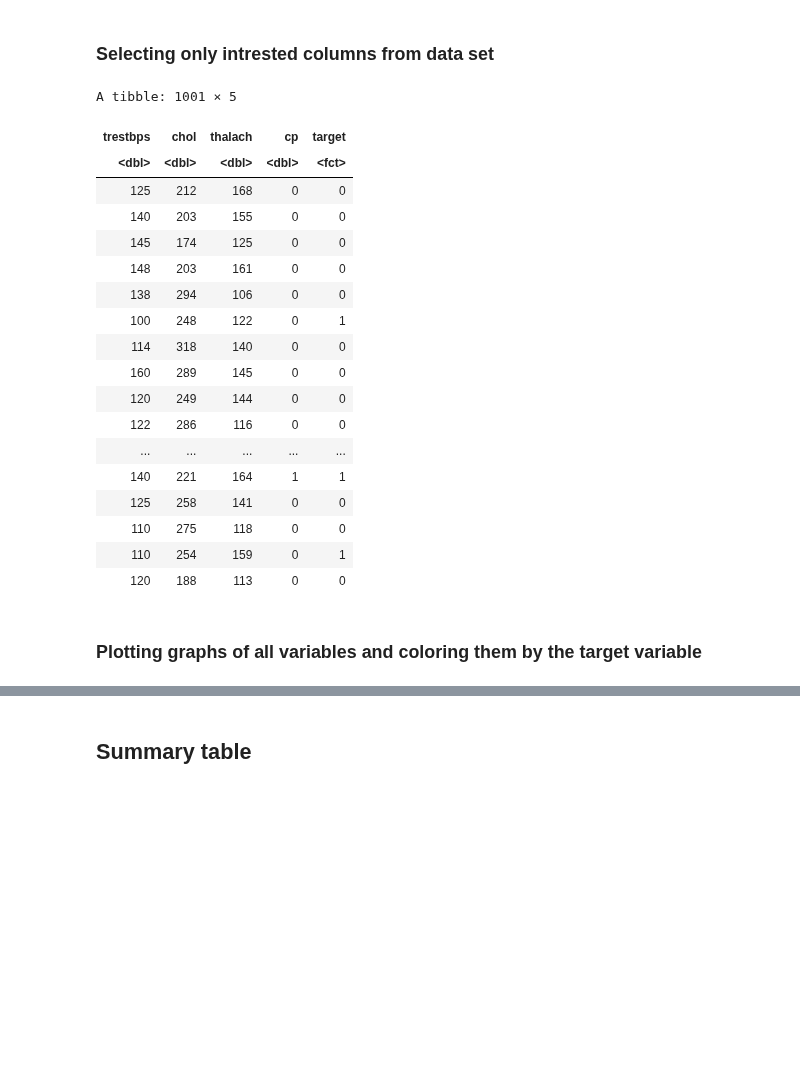
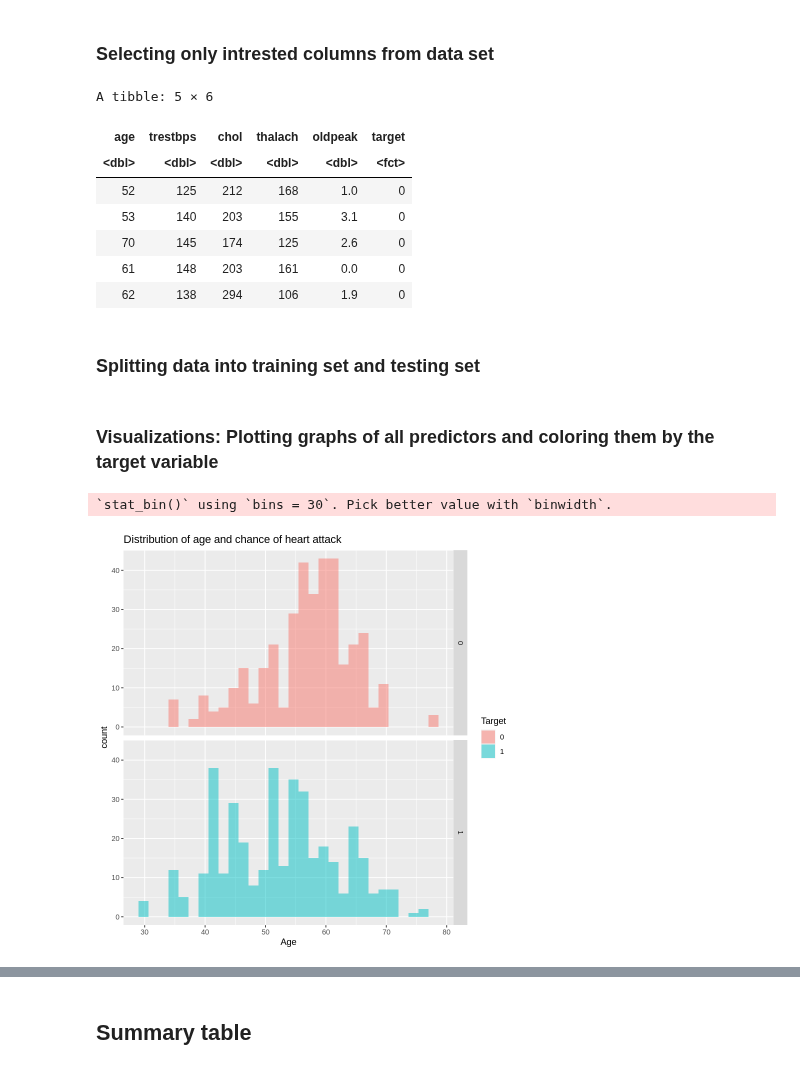
Before and after one commit to carriexu26/DSCI-Group-Project, a Jupyter notebook: heart_disease.ipynb, the cells around one changed output, grey strips where cells are left out. Saved outputs shown, nothing was run; the diff lists cells and outputs as text; code cells hidden in the pictures; blank space fills up the shorter version.

```diff
--- a/heart_disease.ipynb
+++ b/heart_disease.ipynb
@@ -77,7 +78,8 @@ library(tidyverse)
 # %%
-heart_data <- read_csv("heart.csv")|> mutate(target = as_factor(target),exang = as_factor(exang),fbs = as_factor(fbs),sex = as_factor(sex))
-heart_data <- heart_data[!(heart_data$thal==0 | heart_data$ca==4),]
-heart_data
+heart_data_full <- read_csv("heart.csv")|>
+    mutate(target = as_factor(target))
+heart_data_full <- heart_data_full[!(heart_data_full$thal==0 | heart_data_full$ca==4),]
+head(heart_data_full, 10)
 # %% [output]
 Rows: 1025 Columns: 14
 ── Column specification ────────────────────────────────────────────────────────
@@ -108,25 +104,18 @@ A tibble: 1001 × 14
 # %% [markdown]
 ### Selecting only intrested columns from data set
 # %%
-heart_data_1 <- select(heart_data,trestbps,chol,thalach,cp,target) |> mutate(target = as_factor(target))
-heart_data_1
+heart_data <- heart_data_full |>
+    select(age, trestbps, chol, thalach, oldpeak, target) |>
+    mutate(target = as_factor(target))
+head(heart_data, 5)
 # %% [output]
-A tibble: 1001 × 5
+A tibble: 5 × 6
-| trestbps | chol | thalach | cp | target |
-| <dbl> | <dbl> | <dbl> | <dbl> | <fct> |
-| 125 | 212 | 168 | 0 | 0 |
-| 140 | 203 | 155 | 0 | 0 |
-| 145 | 174 | 125 | 0 | 0 |
-| 148 | 203 | 161 | 0 | 0 |
-| 138 | 294 | 106 | 0 | 0 |
-| 100 | 248 | 122 | 0 | 1 |
-| 114 | 318 | 140 | 0 | 0 |
-| 160 | 289 | 145 | 0 | 0 |
-| 120 | 249 | 144 | 0 | 0 |
-| 122 | 286 | 116 | 0 | 0 |
-| ... | ... | ... | ... | ... |
-| 140 | 221 | 164 | 1 | 1 |
-| 125 | 258 | 141 | 0 | 0 |
-| 110 | 275 | 118 | 0 | 0 |
-| 110 | 254 | 159 | 0 | 1 |
-| 120 | 188 | 113 | 0 | 0 |
+| age | trestbps | chol | thalach | oldpeak | target |
+| <dbl> | <dbl> | <dbl> | <dbl> | <dbl> | <fct> |
+| 52 | 125 | 212 | 168 | 1.0 | 0 |
+| 53 | 140 | 203 | 155 | 3.1 | 0 |
+| 70 | 145 | 174 | 125 | 2.6 | 0 |
+| 61 | 148 | 203 | 161 | 0.0 | 0 |
+| 62 | 138 | 294 | 106 | 1.9 | 0 |
+# %% [markdown]
+### Splitting data into training set and testing set
@@ -133,3 +126,13 @@ A tibble: 1001 × 5
 # %% [markdown]
-### Plotting graphs of all variables and coloring them by the target variable
+### Visualizations: Plotting graphs of all predictors and coloring them by the target variable
+# %%
+age_plot <- ggplot(heart_train, aes(x = age, fill = target)) +
+    geom_histogram(alpha = 0.5, position = "identity") +
+    facet_grid(rows = vars(target)) +
+    labs(x = "Age", fill = "Target") +
+    ggtitle("Distribution of age and chance of heart attack")
+age_plot
+# %% [output]
+`stat_bin()` using `bins = 30`. Pick better value with `binwidth`.
+[figure, added]
 # %%
```
Also changed, not shown: parts of 28 cells of this notebook.
